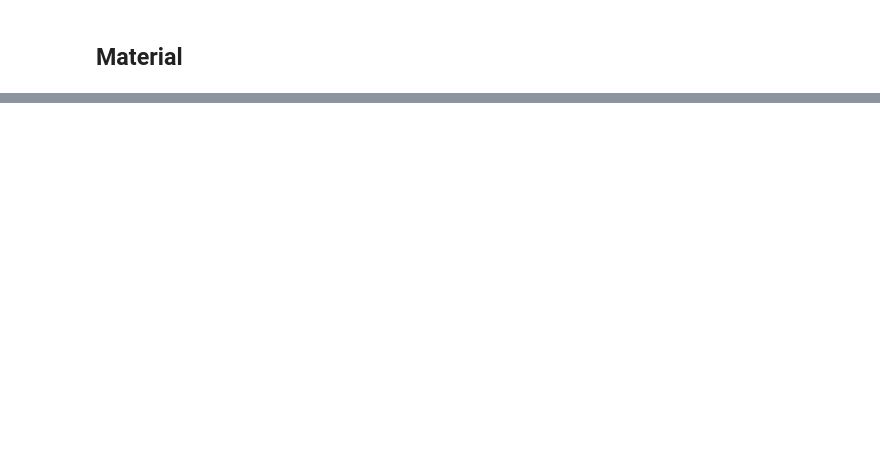
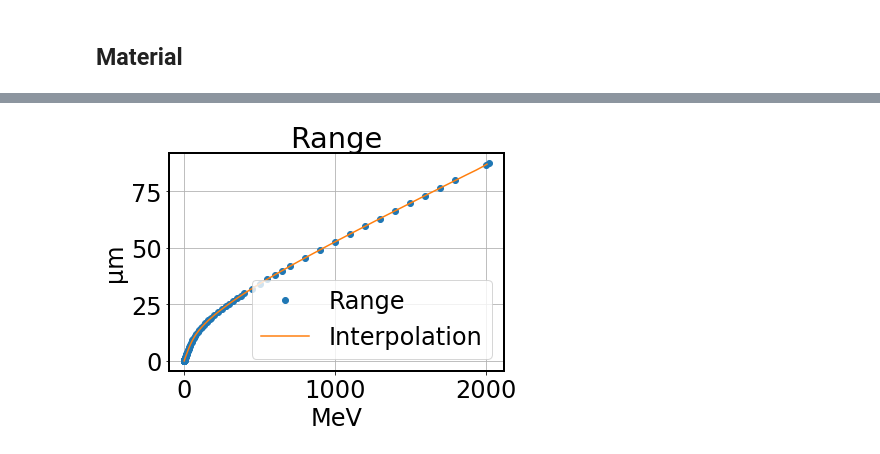
Before and after one commit to teokem/project-work-2020-yuliiahrabar, a Jupyter notebook: ImplantationDepth_SRIMvsGeant4.ipynb, the cells around one changed output, grey strips where cells are left out. Cells and saved outputs as stored; diff of their text form; code cells hidden in the pictures; blank space fills up the shorter version.

```diff
--- a/ImplantationDepth_SRIMvsGeant4.ipynb
+++ b/ImplantationDepth_SRIMvsGeant4.ipynb
@@ -254,0 +94,17 @@ plt.show()
+# %%
+plt.plot(Fl289.energy_raw, Fl289.range_raw, marker='o', label='Range', linestyle='')
+plt.plot(Fl289.energy_interp, Fl289.GetRange(Fl289.energy_interp), label='Interpolation')
+#plt.plot(energy, results.data[2], label='Sn')
+plt.legend()
+
+plt.xlabel('MeV')
+plt.ylabel('µm')
+plt.title("Range")
+#plt.xscale('log')
+#plt.yscale('log')
+#plt.xlim(1e-2, 1e2)
+#plt.ylim(1, None)
+plt.grid()
+#plt.show()
+# %% [output]
+[figure, added]
```
Also changed, not shown: parts of 41 cells of this notebook, 1 other file.
